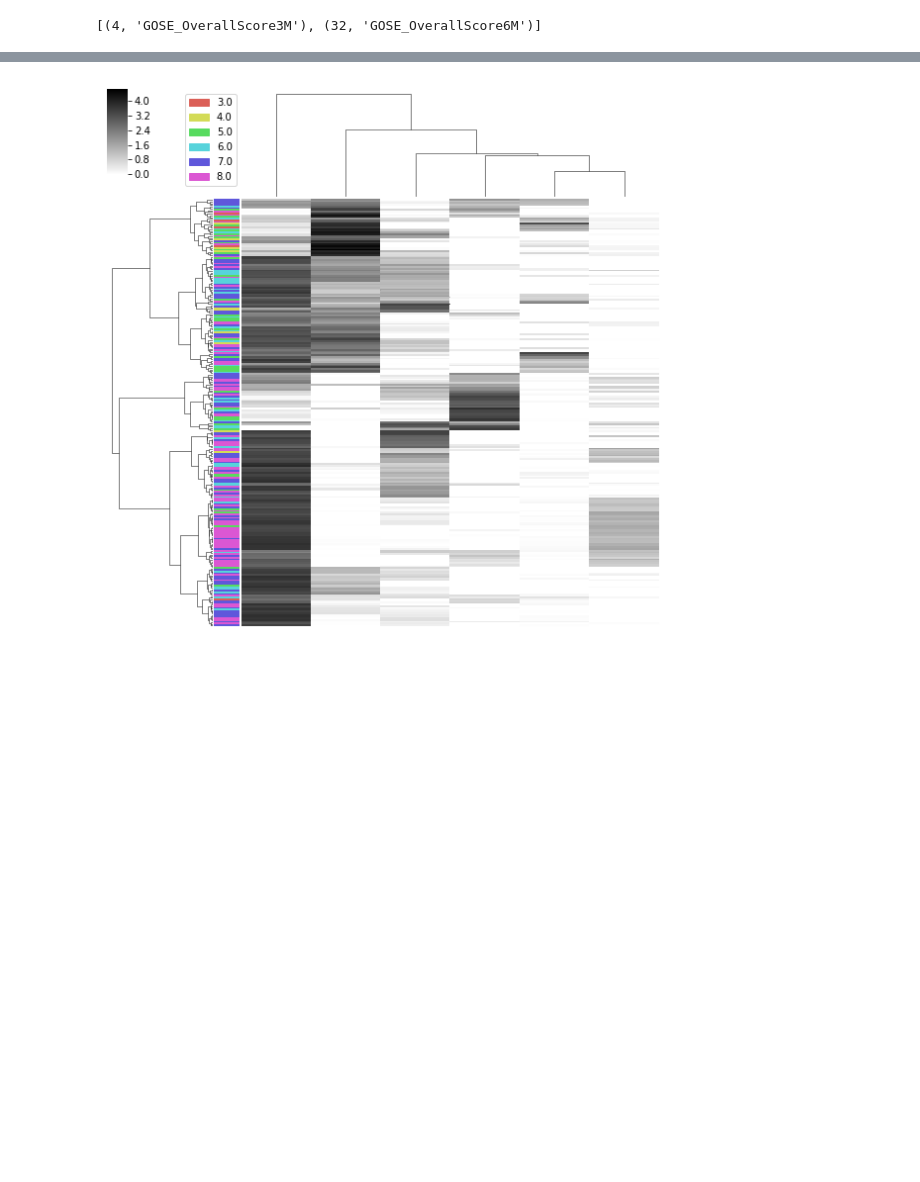
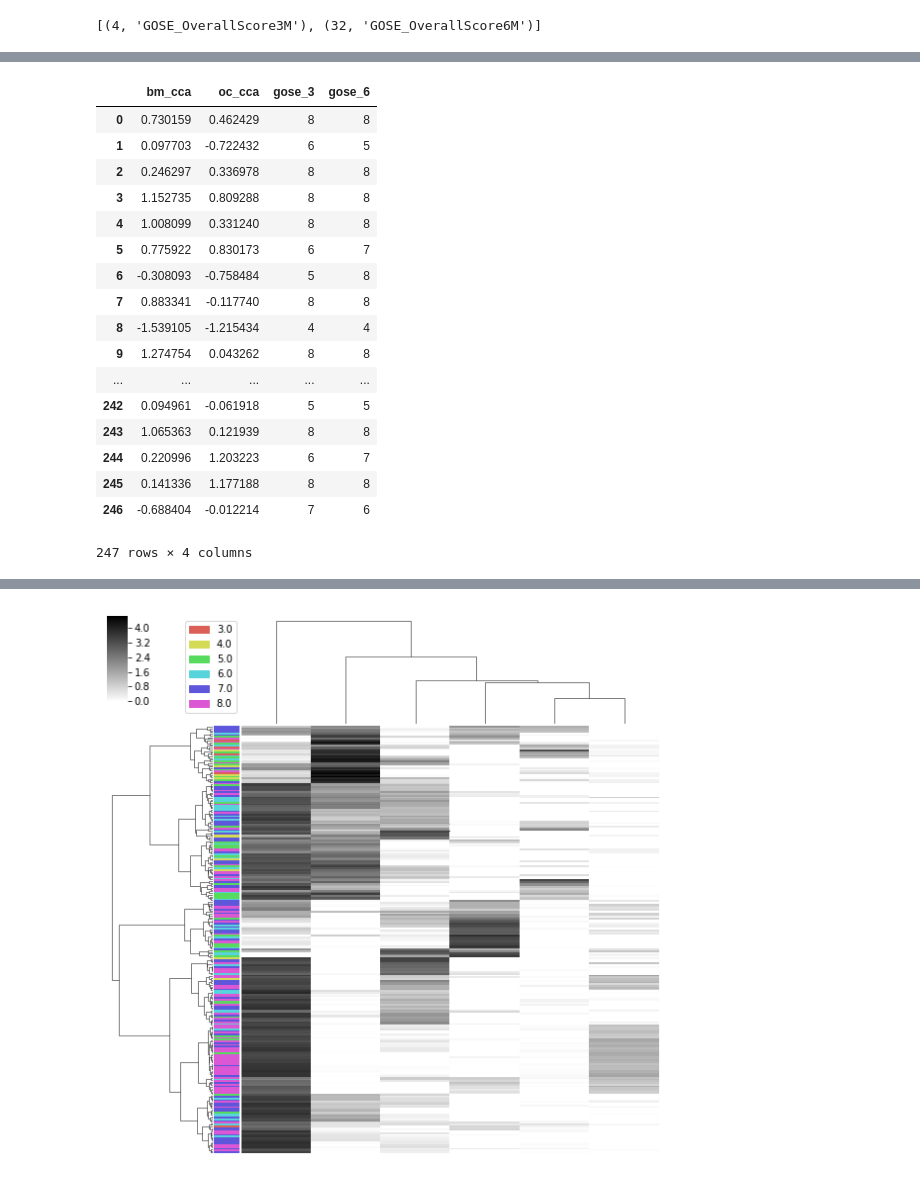
Before and after one commit to BouchardLab/ML_4_prec_prognosis, a Jupyter notebook: notebooks/track_tbi_analysis.ipynb, the cells around one changed output, grey strips where cells are left out. Cells and saved outputs as stored; diff of their text form; code cells hidden in the pictures; blank space fills up the shorter version.

```diff
--- a/notebooks/track_tbi_analysis.ipynb
+++ b/notebooks/track_tbi_analysis.ipynb
@@ -153,0 +169,35 @@ plt.savefig("/Users/ahyeon/Desktop/activ misc/CCA_r2_onplot.pdf")
+# %%
+import pandas as pd
+columns = ['bm_cca', 'oc_cca', 'gose_3', 'gose_6']
+df = pd.DataFrame(columns=columns)
+# %%
+bm_cca = bm_cca.ravel()
+oc_cca = oc_cca.ravel()
+# %%
+df['bm_cca'] = bm_cca
+df['oc_cca'] = oc_cca
+df['gose_3'] = raw.outcomes[:,4].astype(int)
+df['gose_6'] = raw.outcomes[:,32].astype(int)
+# %%
+df = df.copy()
+# %%
+df
+# %% [output]
+|  | bm_cca | oc_cca | gose_3 | gose_6 |
+| 0 | 0.730159 | 0.462429 | 8 | 8 |
+| 1 | 0.097703 | -0.722432 | 6 | 5 |
+| 2 | 0.246297 | 0.336978 | 8 | 8 |
+| 3 | 1.152735 | 0.809288 | 8 | 8 |
+| 4 | 1.008099 | 0.331240 | 8 | 8 |
+| 5 | 0.775922 | 0.830173 | 6 | 7 |
+| 6 | -0.308093 | -0.758484 | 5 | 8 |
+| 7 | 0.883341 | -0.117740 | 8 | 8 |
+| 8 | -1.539105 | -1.215434 | 4 | 4 |
+| 9 | 1.274754 | 0.043262 | 8 | 8 |
+| ... | ... | ... | ... | ... |
+| 242 | 0.094961 | -0.061918 | 5 | 5 |
+| 243 | 1.065363 | 0.121939 | 8 | 8 |
+| 244 | 0.220996 | 1.203223 | 6 | 7 |
+| 245 | 0.141336 | 1.177188 | 8 | 8 |
+| 246 | -0.688404 | -0.012214 | 7 | 6 |
+247 rows × 4 columns
```
Also changed, not shown: parts of 9 cells of this notebook.
